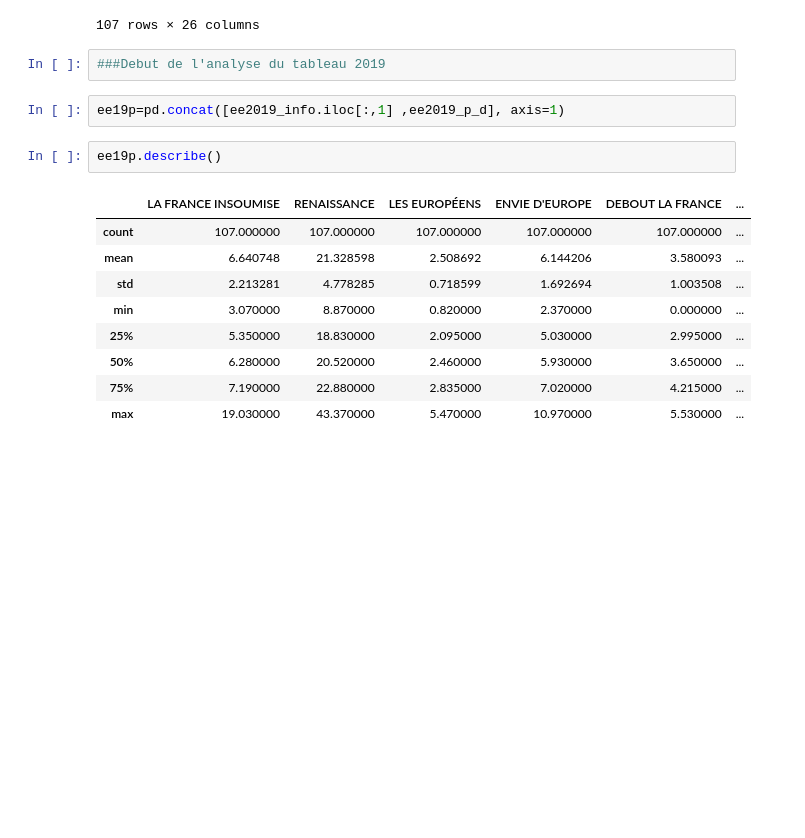
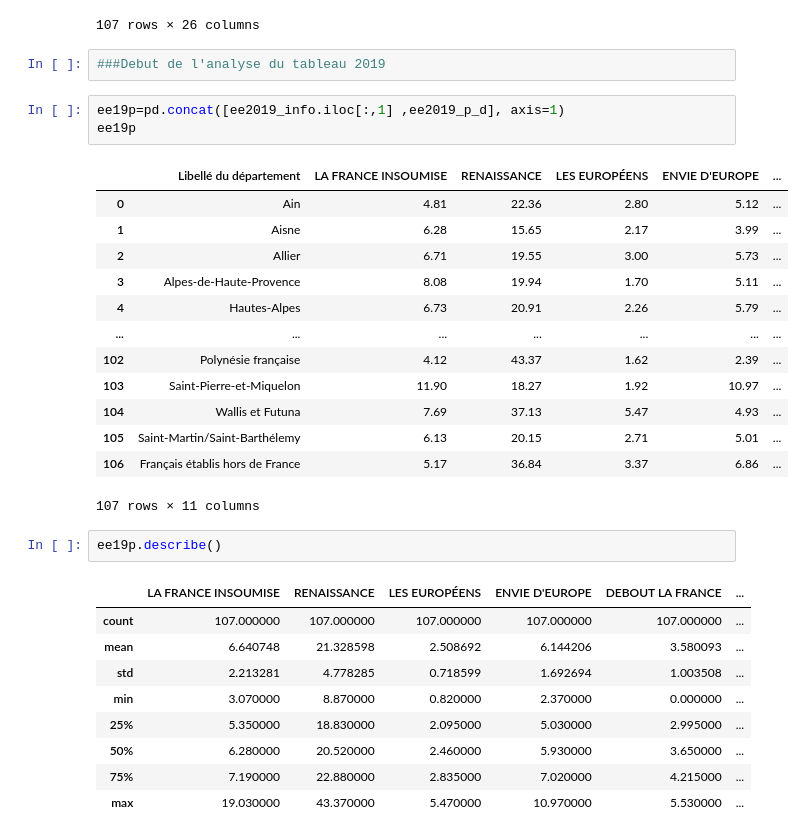
Before and after one commit to zuulaika/Projet-python, a Jupyter notebook: code_principal_z.ipynb, the cells around one changed output. Cells and saved outputs as stored; diff of their text form; blank space fills up the shorter version.

```diff
--- a/code_principal_z.ipynb
+++ b/code_principal_z.ipynb
@@ -278,6 +275,21 @@ ee19
 ###Debut de l'analyse du tableau 2019
 # %%
 ee19p=pd.concat([ee2019_info.iloc[:,1] ,ee2019_p_d], axis=1)
+ee19p
+# %% [output]
+|  | Libellé du département | LA FRANCE INSOUMISE | RENAISSANCE | LES EUROPÉENS | ENVIE D'EUROPE | ... |
+| 0 | Ain | 4.81 | 22.36 | 2.80 | 5.12 | ... |
+| 1 | Aisne | 6.28 | 15.65 | 2.17 | 3.99 | ... |
+| 2 | Allier | 6.71 | 19.55 | 3.00 | 5.73 | ... |
+| 3 | Alpes-de-Haute-Provence | 8.08 | 19.94 | 1.70 | 5.11 | ... |
+| 4 | Hautes-Alpes | 6.73 | 20.91 | 2.26 | 5.79 | ... |
+| ... | ... | ... | ... | ... | ... | ... |
+| 102 | Polynésie française | 4.12 | 43.37 | 1.62 | 2.39 | ... |
+| 103 | Saint-Pierre-et-Miquelon | 11.90 | 18.27 | 1.92 | 10.97 | ... |
+| 104 | Wallis et Futuna | 7.69 | 37.13 | 5.47 | 4.93 | ... |
+| 105 | Saint-Martin/Saint-Barthélemy | 6.13 | 20.15 | 2.71 | 5.01 | ... |
+| 106 | Français établis hors de France | 5.17 | 36.84 | 3.37 | 6.86 | ... |
+107 rows × 11 columns
 # %%
 ee19p.describe()
 # %% [output]
```
Also changed, not shown: parts of 8 cells of this notebook, 1 other file.
